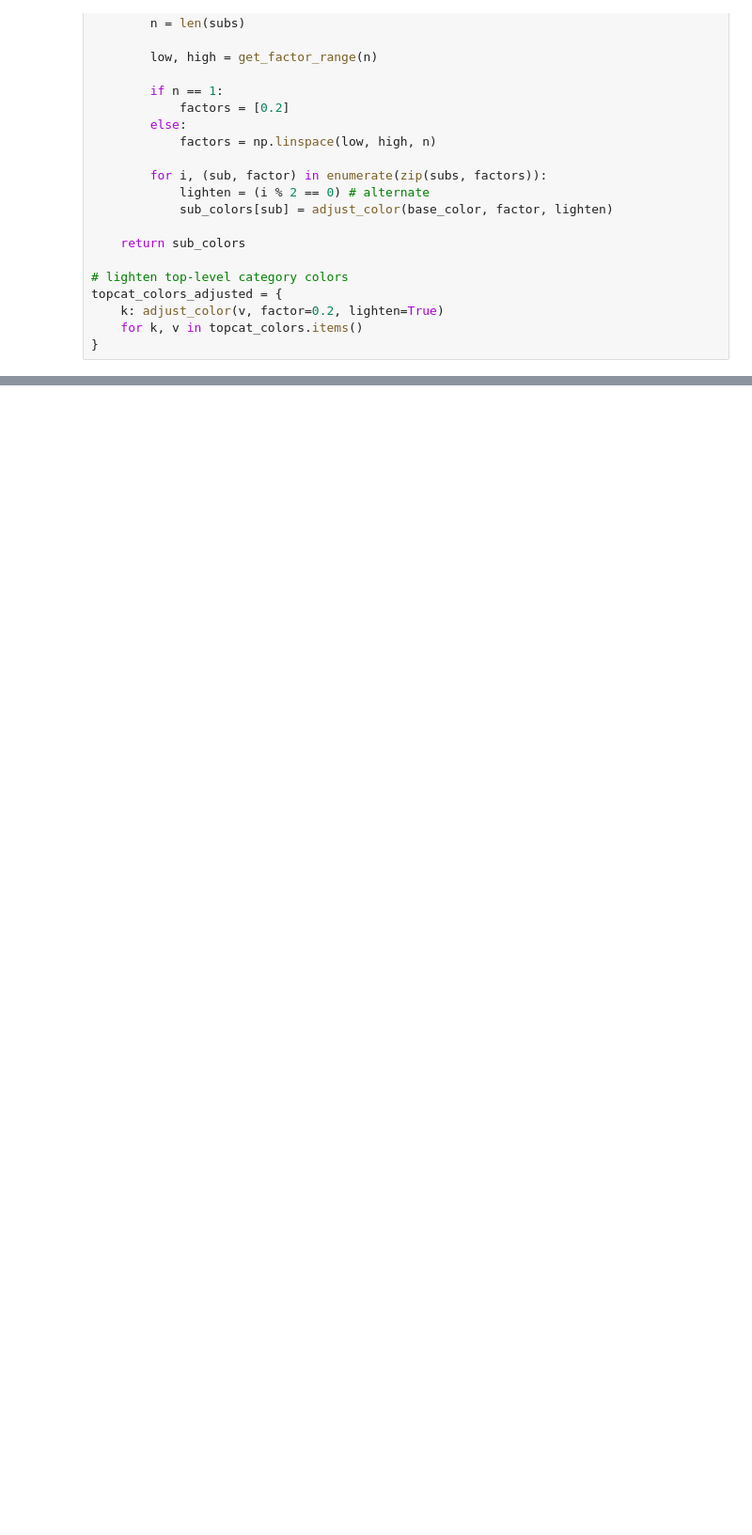
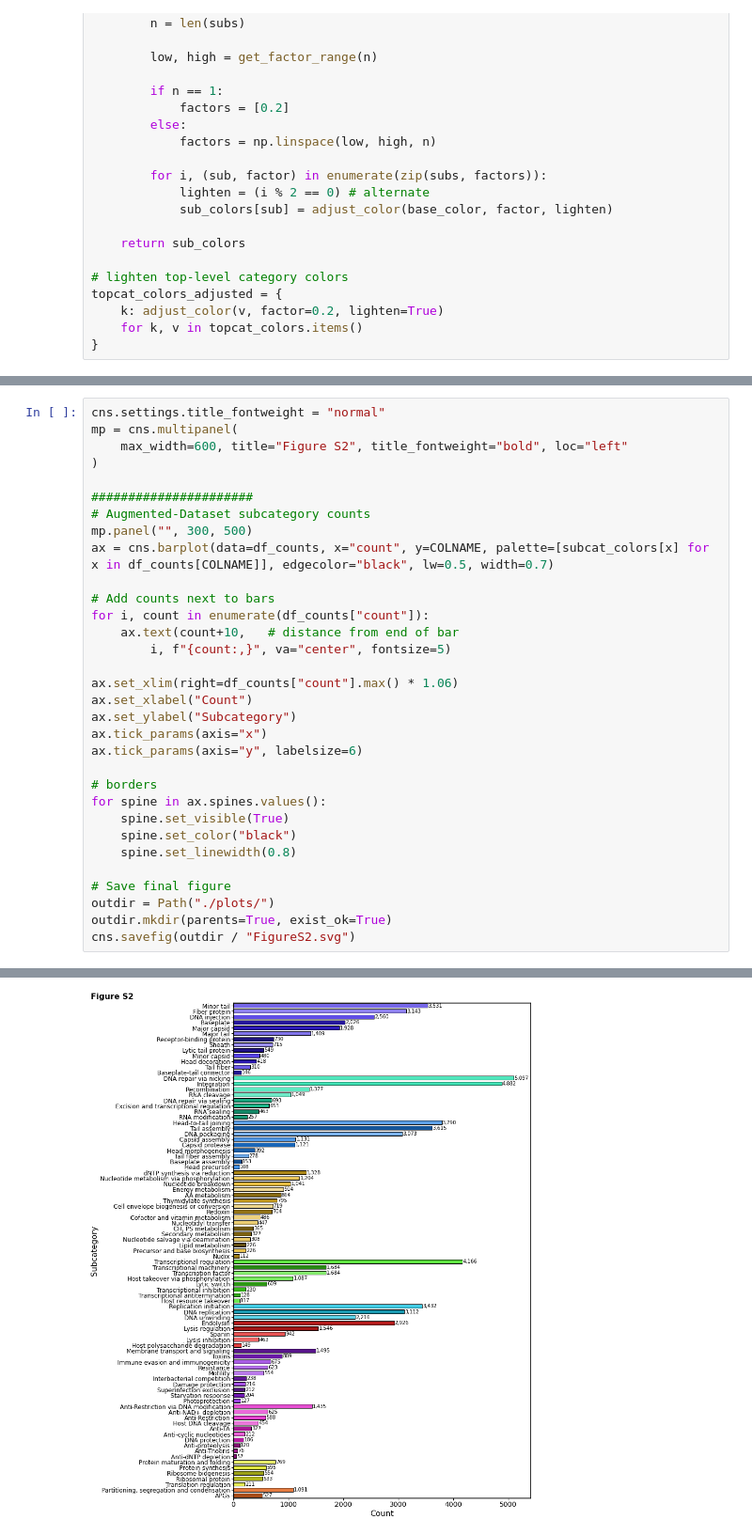
Before and after one commit to Integrative-Transcriptomics/PhageGAP-model, a Jupyter notebook: cnsplots/create_FigS2.ipynb, the cells around one changed output, grey strips where cells are left out. Shown at 94% size. Cells and saved outputs as stored; diff of their text form; blank space fills up the shorter version.

```diff
--- a/cnsplots/create_FigS2.ipynb
+++ b/cnsplots/create_FigS2.ipynb
@@ -417,0 +237,33 @@ findfont: Font family 'Helvetica' not found.
+# %%
+cns.settings.title_fontweight = "normal"
+mp = cns.multipanel(
+    max_width=600, title="Figure S2", title_fontweight="bold", loc="left"
+)
+
+######################
+# Augmented-Dataset subcategory counts
+mp.panel("", 300, 500)
+ax = cns.barplot(data=df_counts, x="count", y=COLNAME, palette=[subcat_colors[x] for x in df_counts[COLNAME]], edgecolor="black", lw=0.5, width=0.7)
+
+# Add counts next to bars
+for i, count in enumerate(df_counts["count"]):
+    ax.text(count+10,   # distance from end of bar
+        i, f"{count:,}", va="center", fontsize=5)
+
+ax.set_xlim(right=df_counts["count"].max() * 1.06)
+ax.set_xlabel("Count")
+ax.set_ylabel("Subcategory")
+ax.tick_params(axis="x")
+ax.tick_params(axis="y", labelsize=6)
+
+# borders
+for spine in ax.spines.values():
+    spine.set_visible(True)
+    spine.set_color("black")
+    spine.set_linewidth(0.8)
+
+# Save final figure
+outdir = Path("./plots/")
+outdir.mkdir(parents=True, exist_ok=True)
+cns.savefig(outdir / "FigureS2.svg")
+# %% [output]
@@ -417,0 +273 @@ findfont: Font family 'Helvetica' not found.
+[figure, added]
```
Also changed, not shown: parts of 9 cells of this notebook, 38 other files.
